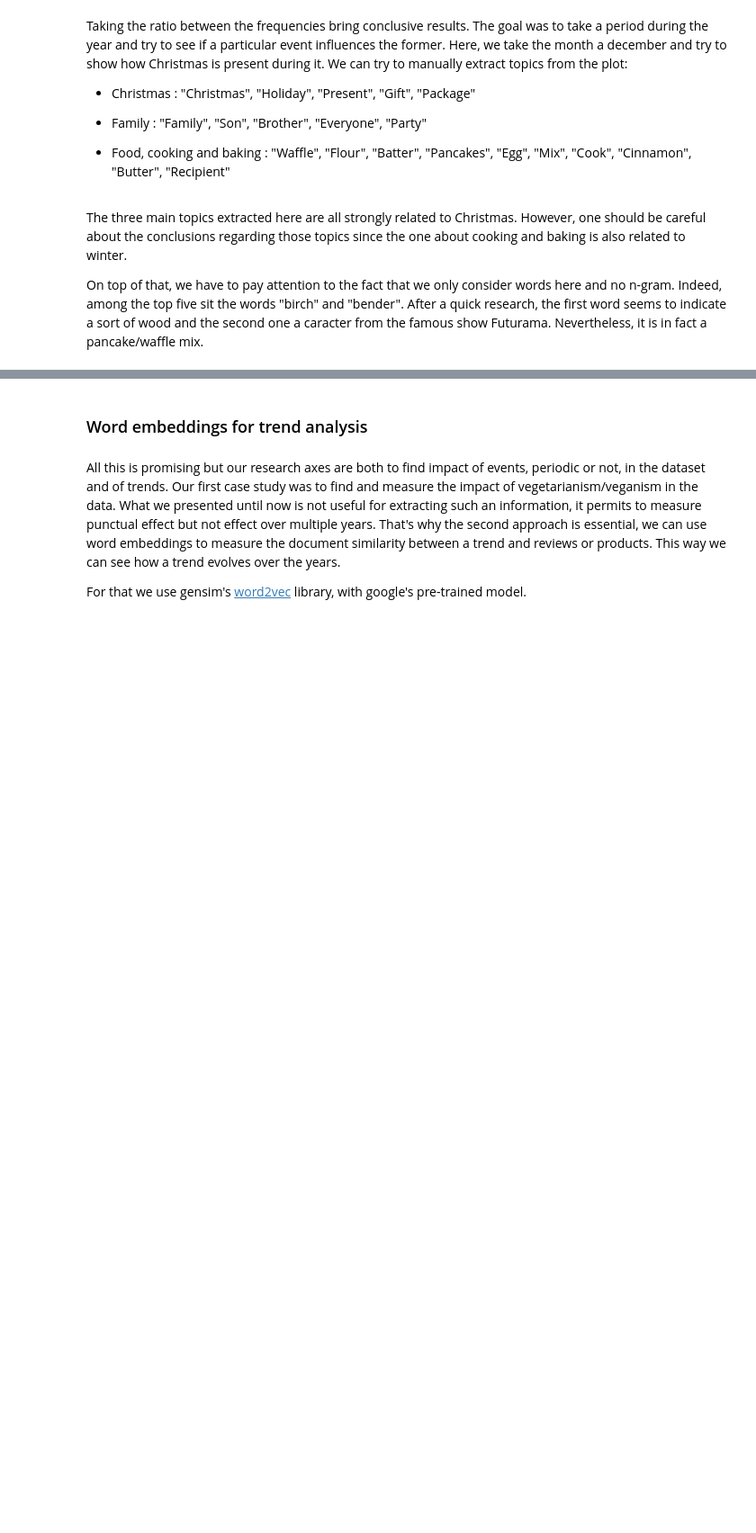
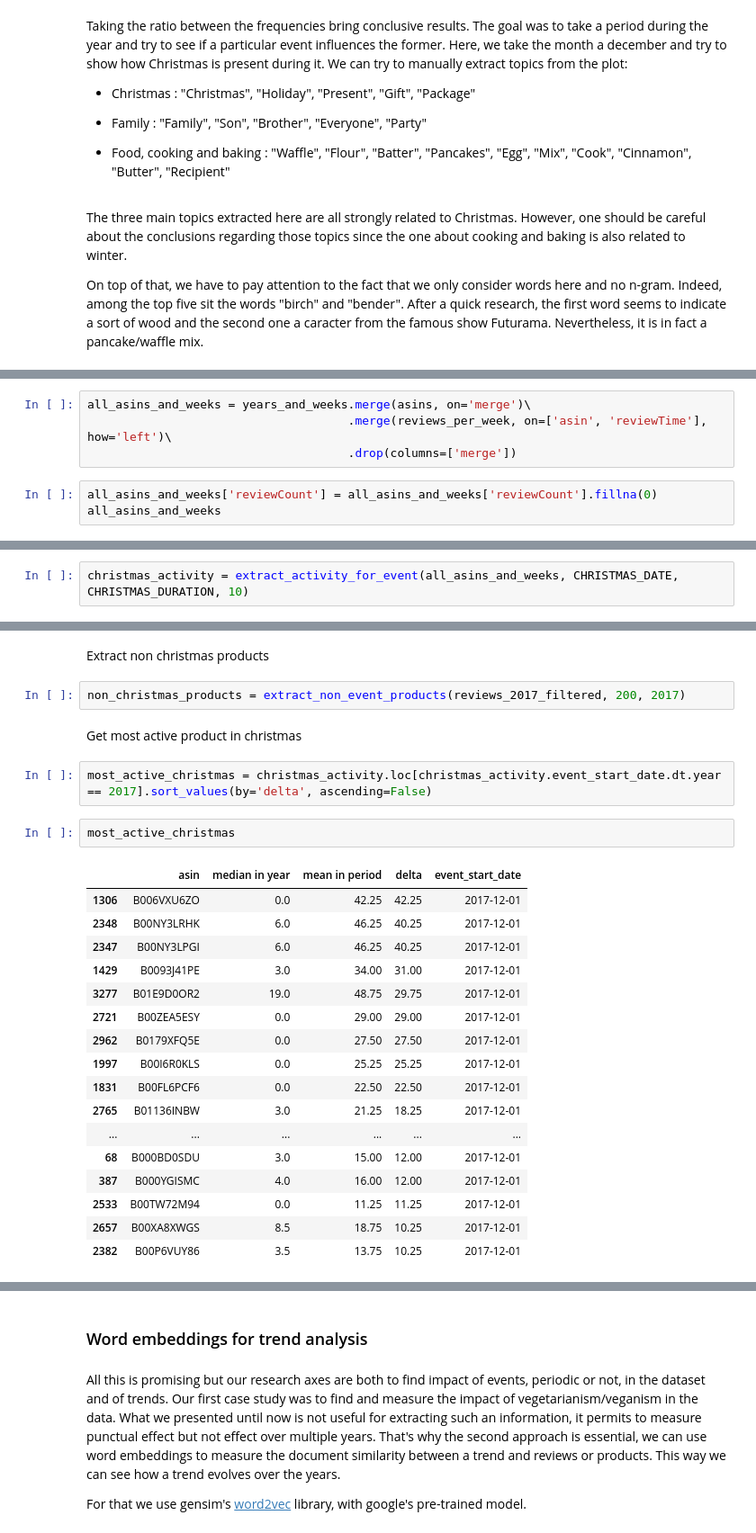
Before and after one commit to JulesssG/ADA-project, a Jupyter notebook: milestone_2.ipynb, the cells around one changed output, grey strips where cells are left out. Shown at 90% size. Drawn from its saved outputs; the diff is of its cells as text; blank space fills up the shorter version.

```diff
--- a/milestone_2.ipynb
+++ b/milestone_2.ipynb
@@ -1062,0 +1112,7 @@ On top of that, we have to pay attention to the fact that we only consider words
+# %%
+all_asins_and_weeks = years_and_weeks.merge(asins, on='merge')\
+                                     .merge(reviews_per_week, on=['asin', 'reviewTime'], how='left')\
+                                     .drop(columns=['merge'])
+# %%
+all_asins_and_weeks['reviewCount'] = all_asins_and_weeks['reviewCount'].fillna(0)
+all_asins_and_weeks
@@ -1062,0 +1133,2 @@ On top of that, we have to pay attention to the fact that we only consider words
+# %%
+christmas_activity = extract_activity_for_event(all_asins_and_weeks, CHRISTMAS_DATE, CHRISTMAS_DURATION, 10)
@@ -1062,0 +1161,28 @@ On top of that, we have to pay attention to the fact that we only consider words
+# %% [markdown]
+Extract non christmas products
+# %%
+non_christmas_products = extract_non_event_products(reviews_2017_filtered, 200, 2017)
+# %% [markdown]
+Get most active product in christmas
+# %%
+most_active_christmas = christmas_activity.loc[christmas_activity.event_start_date.dt.year == 2017].sort_values(by='delta', ascending=False)
+# %%
+most_active_christmas
+# %% [output]
+|  | asin | median in year | mean in period | delta | event_start_date |
+| 1306 | B006VXU6ZO | 0.0 | 42.25 | 42.25 | 2017-12-01 |
+| 2348 | B00NY3LRHK | 6.0 | 46.25 | 40.25 | 2017-12-01 |
+| 2347 | B00NY3LPGI | 6.0 | 46.25 | 40.25 | 2017-12-01 |
+| 1429 | B0093J41PE | 3.0 | 34.00 | 31.00 | 2017-12-01 |
+| 3277 | B01E9D0OR2 | 19.0 | 48.75 | 29.75 | 2017-12-01 |
+| 2721 | B00ZEA5ESY | 0.0 | 29.00 | 29.00 | 2017-12-01 |
+| 2962 | B0179XFQ5E | 0.0 | 27.50 | 27.50 | 2017-12-01 |
+| 1997 | B00I6R0KLS | 0.0 | 25.25 | 25.25 | 2017-12-01 |
+| 1831 | B00FL6PCF6 | 0.0 | 22.50 | 22.50 | 2017-12-01 |
+| 2765 | B01136INBW | 3.0 | 21.25 | 18.25 | 2017-12-01 |
+| ... | ... | ... | ... | ... | ... |
+| 68 | B000BD0SDU | 3.0 | 15.00 | 12.00 | 2017-12-01 |
+| 387 | B000YGISMC | 4.0 | 16.00 | 12.00 | 2017-12-01 |
+| 2533 | B00TW72M94 | 0.0 | 11.25 | 11.25 | 2017-12-01 |
+| 2657 | B00XA8XWGS | 8.5 | 18.75 | 10.25 | 2017-12-01 |
+| 2382 | B00P6VUY86 | 3.5 | 13.75 | 10.25 | 2017-12-01 |
```
Also changed, not shown: parts of 27 cells of this notebook.
